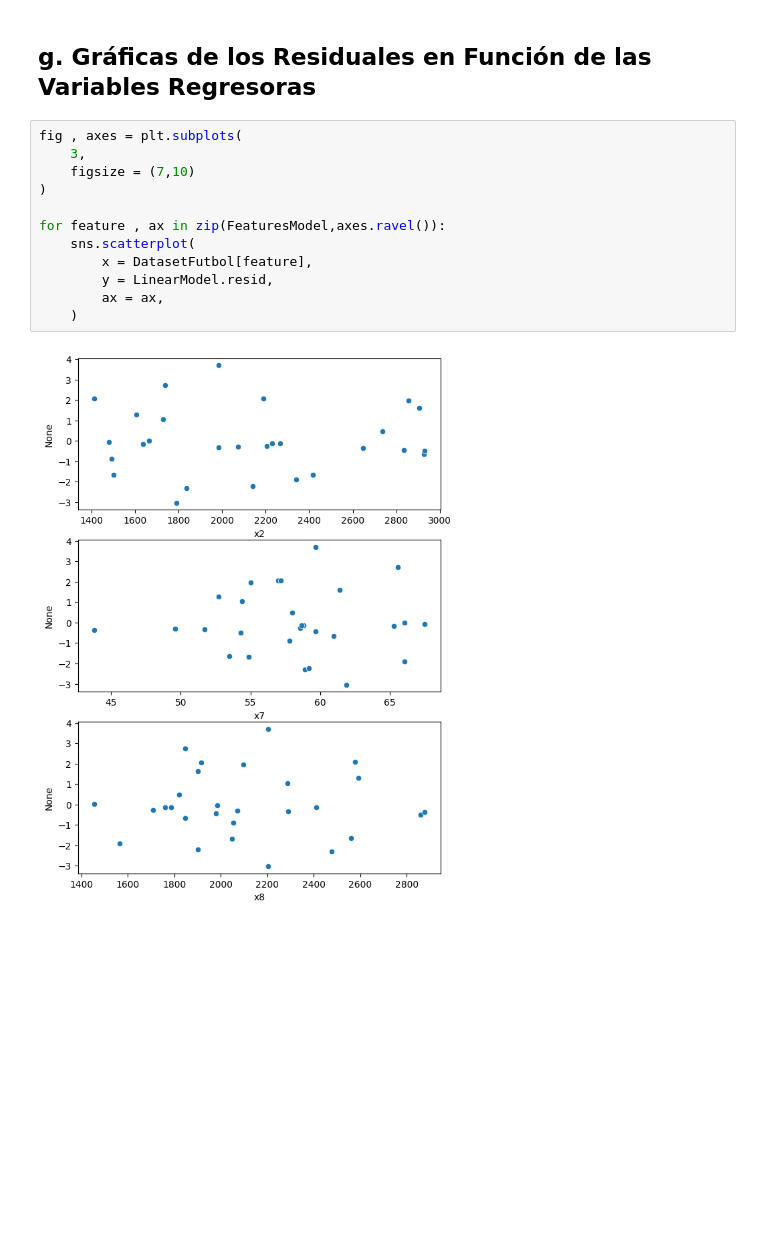
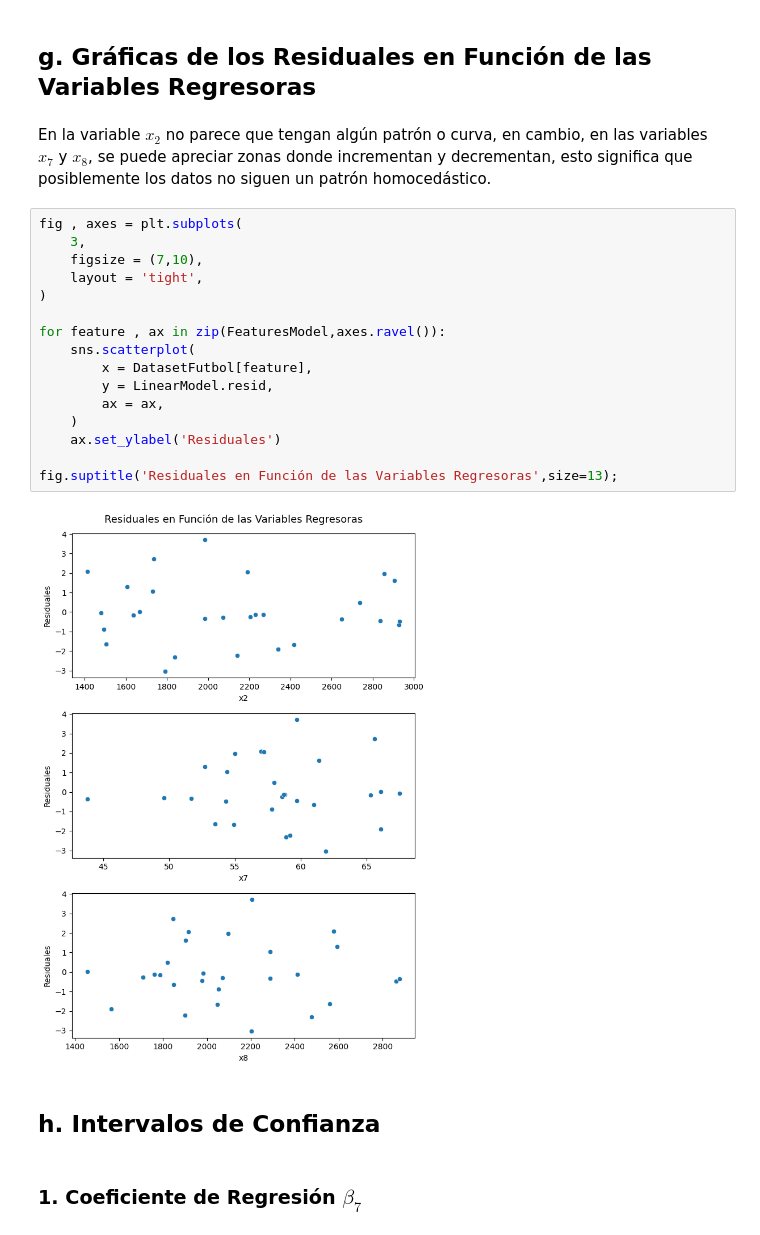
Before and after one commit to alexisuaguilaru/EstadisticaMultivariada, a Jupyter notebook: RegresionMultiple/Tareas/Tarea_01.ipynb, the cells around one changed output. Drawn from its saved outputs; the diff is of its cells as text; blank space fills up the shorter version.

```diff
--- a/RegresionMultiple/Tareas/Tarea_01.ipynb
+++ b/RegresionMultiple/Tareas/Tarea_01.ipynb
@@ -372,16 +400,26 @@ sns.scatterplot(
 # %% [markdown]
 ## **g**. Gráficas de los Residuales en Función de las Variables Regresoras
+# %% [markdown]
+En la variable $x_2$ no parece que tengan algún patrón o curva, en cambio, en las variables $x_7$ y $x_8$, se puede apreciar zonas donde incrementan y decrementan, esto significa que posiblemente los datos no siguen un patrón homocedástico.
 # %%
 fig , axes = plt.subplots(
     3,
-    figsize = (7,10)
+    figsize = (7,10),
+    layout = 'tight',
 )
 
 for feature , ax in zip(FeaturesModel,axes.ravel()):
     sns.scatterplot(
         x = DatasetFutbol[feature],
         y = LinearModel.resid,
         ax = ax,
     )
+    ax.set_ylabel('Residuales')
+
+fig.suptitle('Residuales en Función de las Variables Regresoras',size=13);
 # %% [output]
-[figure, old version]
+[figure, new version]
+# %% [markdown]
+## **h**. Intervalos de Confianza
+# %% [markdown]
+### 1. Coeficiente de Regresión $\beta_7$
```
Also changed, not shown: parts of 13 cells of this notebook.
